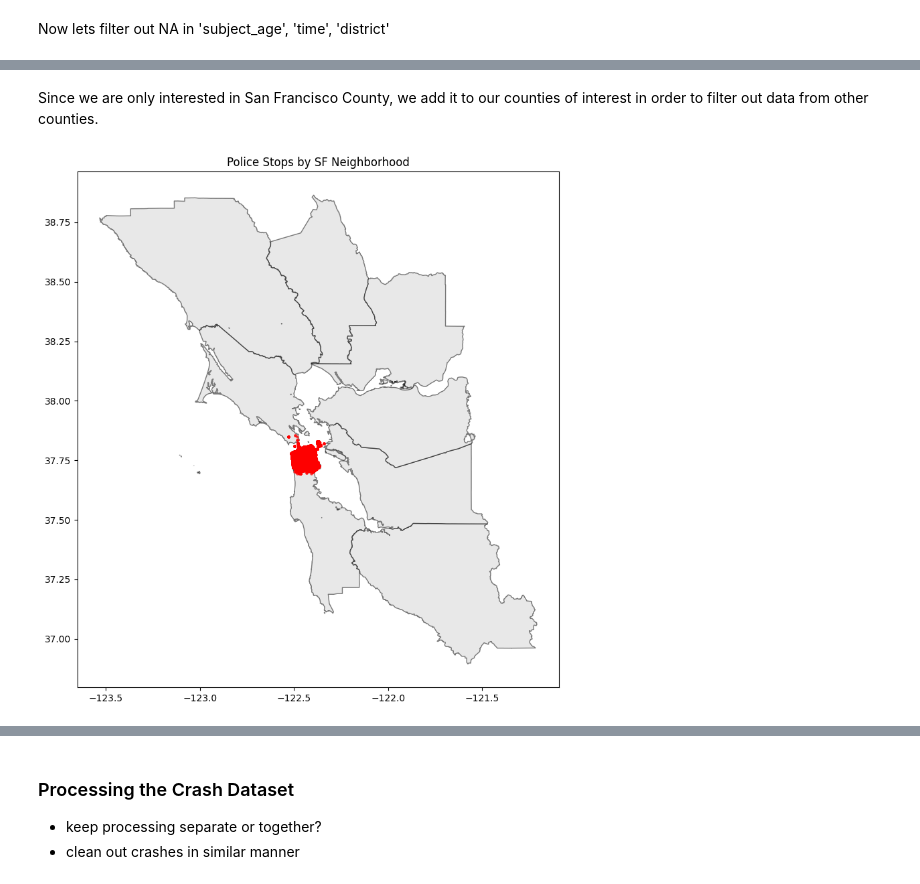
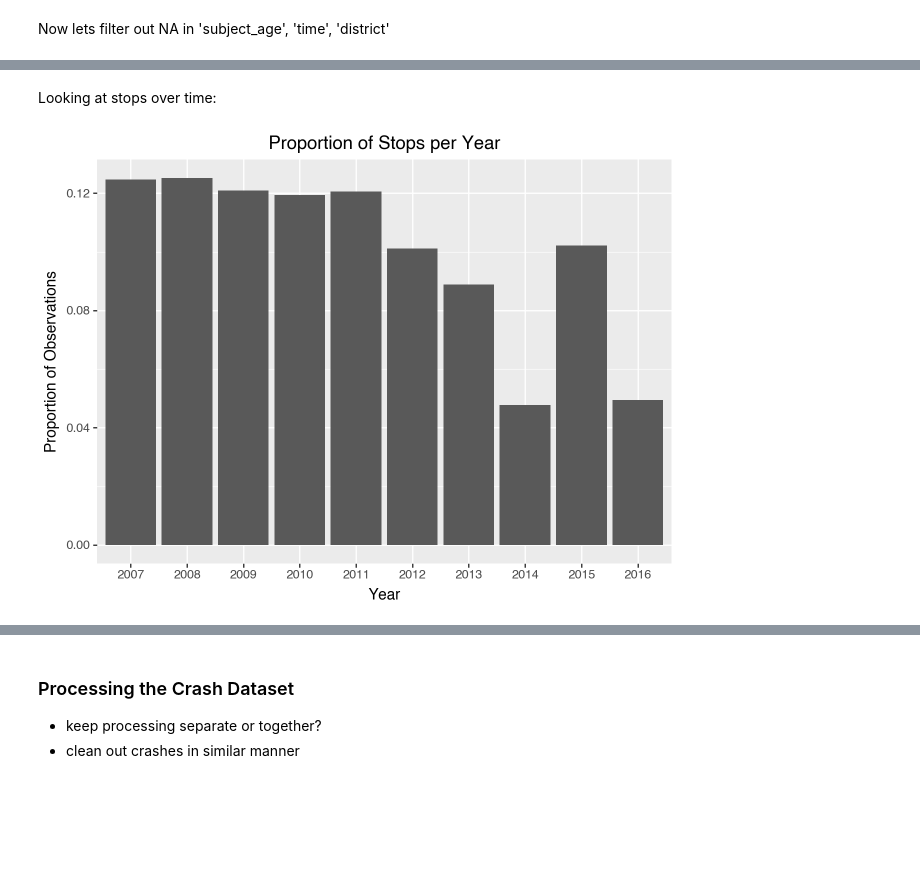
Before and after one commit to utexas-SDS-357/sds357-project-sp26-con-founders, a Jupyter notebook: Preprocessing/sf_analysis.ipynb, the cells around one changed output, grey strips where cells are left out. Drawn from its saved outputs; the diff is of its cells as text; code cells hidden in the pictures; blank space fills up the shorter version.

```diff
--- a/Preprocessing/sf_analysis.ipynb
+++ b/Preprocessing/sf_analysis.ipynb
@@ -242,2 +218,0 @@ There needs to be more research in this section. There are still some points tha
-# %% [markdown]
-Since we are only interested in San Francisco County, we add it to our counties of interest in order to filter out data from other counties.
@@ -247,27 +219,36 @@ counties_of_interest = ["San Francisco"]
-# %%
-def fix_coordinates(stop_df, city_boundaries, counties_of_interest):
-
-    # only keep data within relevant counties
-    city_boundaries = city_boundaries[city_boundaries['county'].isin(counties_of_interest)]
-
-    # Get sf (geojson bounds) and filter points
-    minx, miny, maxx, maxy = city_boundaries.total_bounds
-    stops_clean = stop_df[
-    (stop_df.geometry.x >= minx) &
-    (stop_df.geometry.x <= maxx) &
-    (stop_df.geometry.y >= miny) &
-    (stop_df.geometry.y <= maxy)
-]
-
-    return stops_clean
-
-stops_clean = fix_coordinates(stops_clean, city_boundaries, counties_of_interest)
-
-# Now plot with clean data
-fig, ax = plt.subplots(figsize=(12, 10))
-city_boundaries.plot(ax=ax, color='lightgray', edgecolor='black', alpha=0.5)
-stops_clean.plot(ax=ax, color='red', markersize=5, alpha=0.6)
-plt.title("Police Stops by SF Neighborhood")
-plt.show()
-# %% [output]
-[figure, old version]
+# %% [markdown]
+Looking at stops over time:
+# %%
+# get proportion of stops across years
+stops_clean['date'] = pd.to_datetime(stops_clean['date'])
+stops_clean['year'] = stops_clean['date'].dt.year
+year_counts = (
+    stops_clean['year']
+    .value_counts()
+    .sort_index()
+    .reset_index()
+)
+year_counts.columns = ['year', 'count']
+year_counts['prop'] = year_counts['count'] / year_counts['count'].sum()
+
+(
+    ggplot(year_counts, aes(x='factor(year)', y='count')) +
+    geom_col() +
+    labs(
+        x="Year",
+        y="Stops",
+        title="Number of Stops per Year"
+    )
+)
+
+(
+    ggplot(year_counts, aes(x='factor(year)', y='prop')) +
+    geom_col() +
+    labs(
+        x="Year",
+        y="Proportion of Observations",
+        title="Proportion of Stops per Year"
+    )
+)
+# %% [output]
+[figure, added]
```
Also changed, not shown: parts of 20 cells of this notebook, 7 other files.
